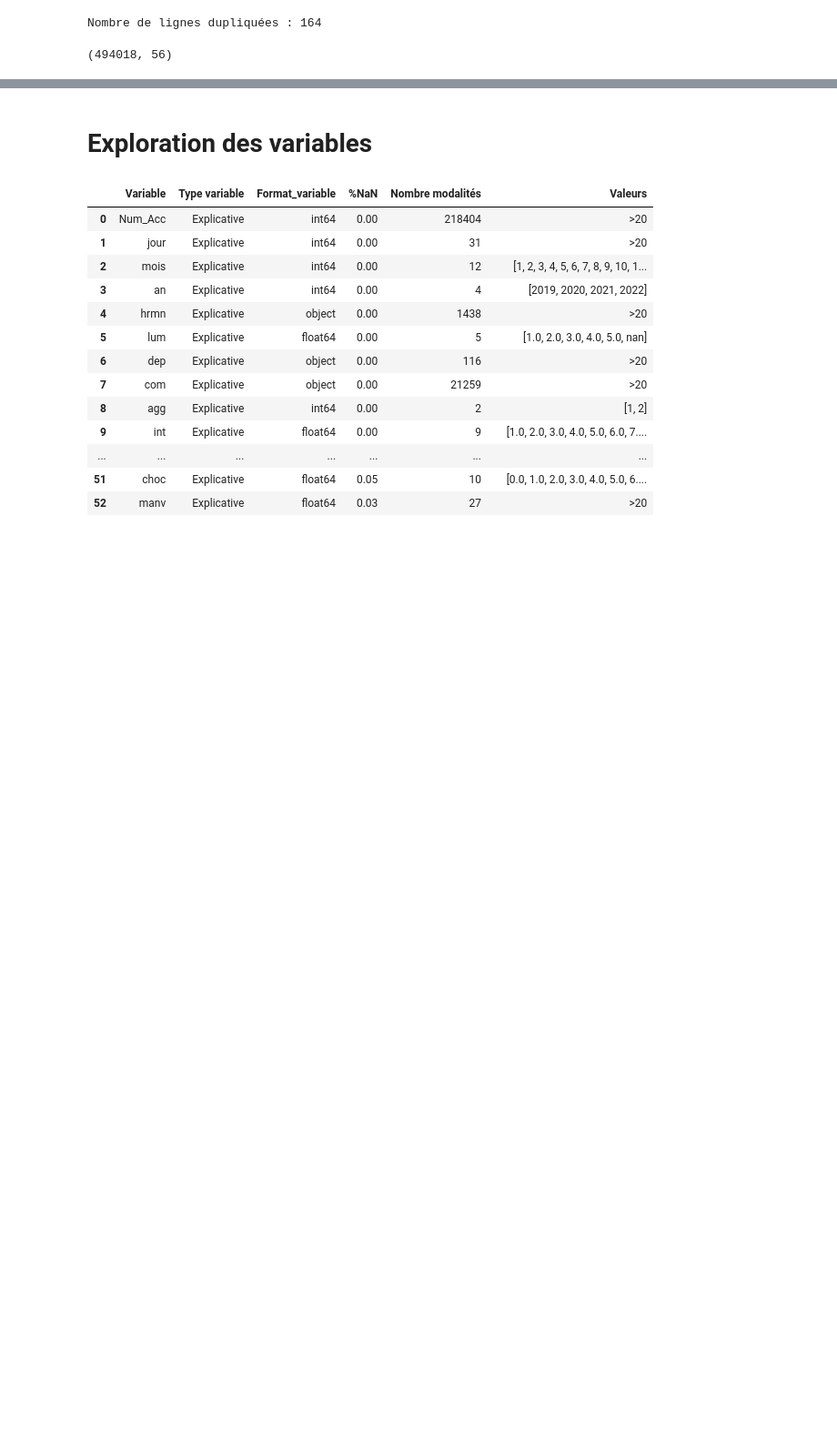
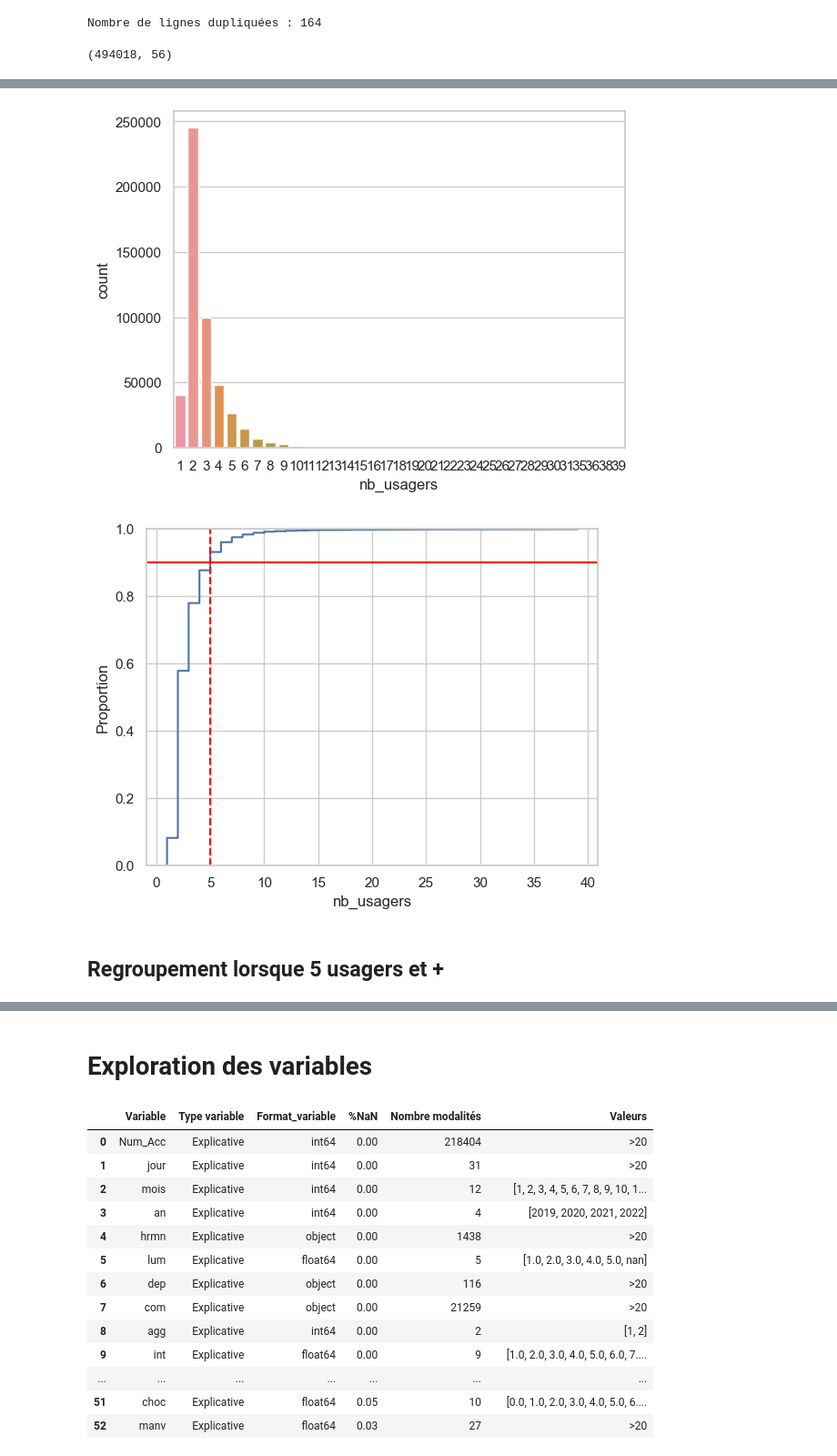
Before and after one commit to Vanessa-DS/Predire-la-gravite-des-accidents-routiers-en-France, a Jupyter notebook: notebooks/Creation_Nettoyage_Preprocessing_Dataset/Nettoyage_dataset.ipynb, the cells around one changed output, grey strips where cells are left out. Shown at 91% size. Saved outputs shown, nothing was run; the diff lists cells and outputs as text; code cells hidden in the pictures; blank space fills up the shorter version.

```diff
--- a/notebooks/Creation_Nettoyage_Preprocessing_Dataset/Nettoyage_dataset.ipynb
+++ b/notebooks/Creation_Nettoyage_Preprocessing_Dataset/Nettoyage_dataset.ipynb
@@ -90,0 +95,3 @@ df.shape
+# %%
+nb_pers = pd.DataFrame(data_cleaned.value_counts('Num_Acc')).reset_index().rename(columns = {"count" : "nb_usagers"})
+display(nb_pers.head())
@@ -90,0 +105,15 @@ df.shape
+# %%
+data_cleaned = pd.merge(data_cleaned, nb_pers, how="left", on=["Num_Acc"])
+# %%
+sns.countplot(data=data_cleaned, x="nb_usagers")
+plt.show()
+
+sns.ecdfplot(data=data_cleaned, x="nb_usagers")
+plt.axhline(y=0.9, c="red")
+plt.axvline(5, c="red", linestyle="--" )
+plt.show()
+# %% [output]
+[figure, added]
+[figure, added]
+# %% [markdown]
+## Regroupement lorsque 5 usagers et +
```
Also changed, not shown: parts of 55 cells of this notebook, 56 other files.
